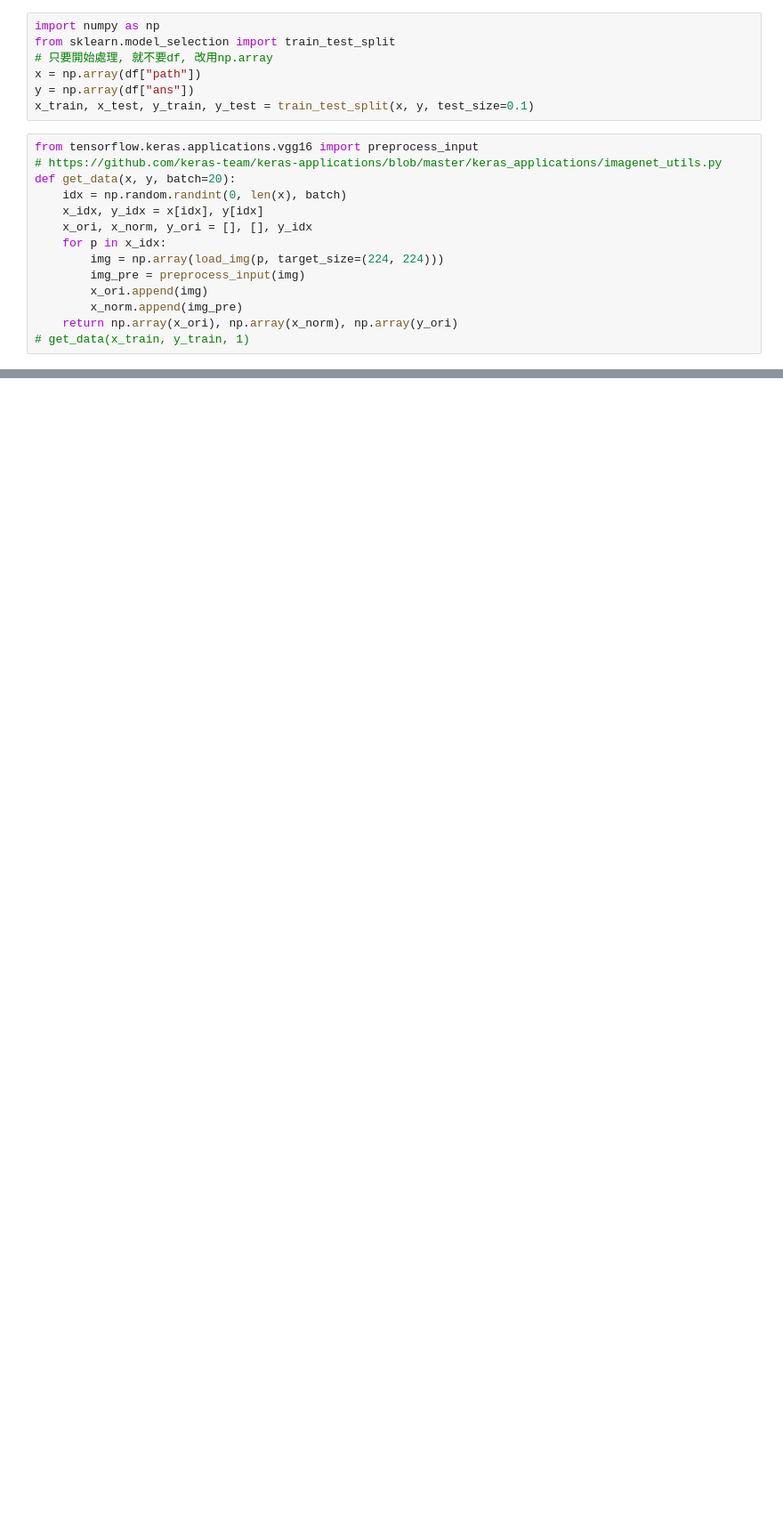
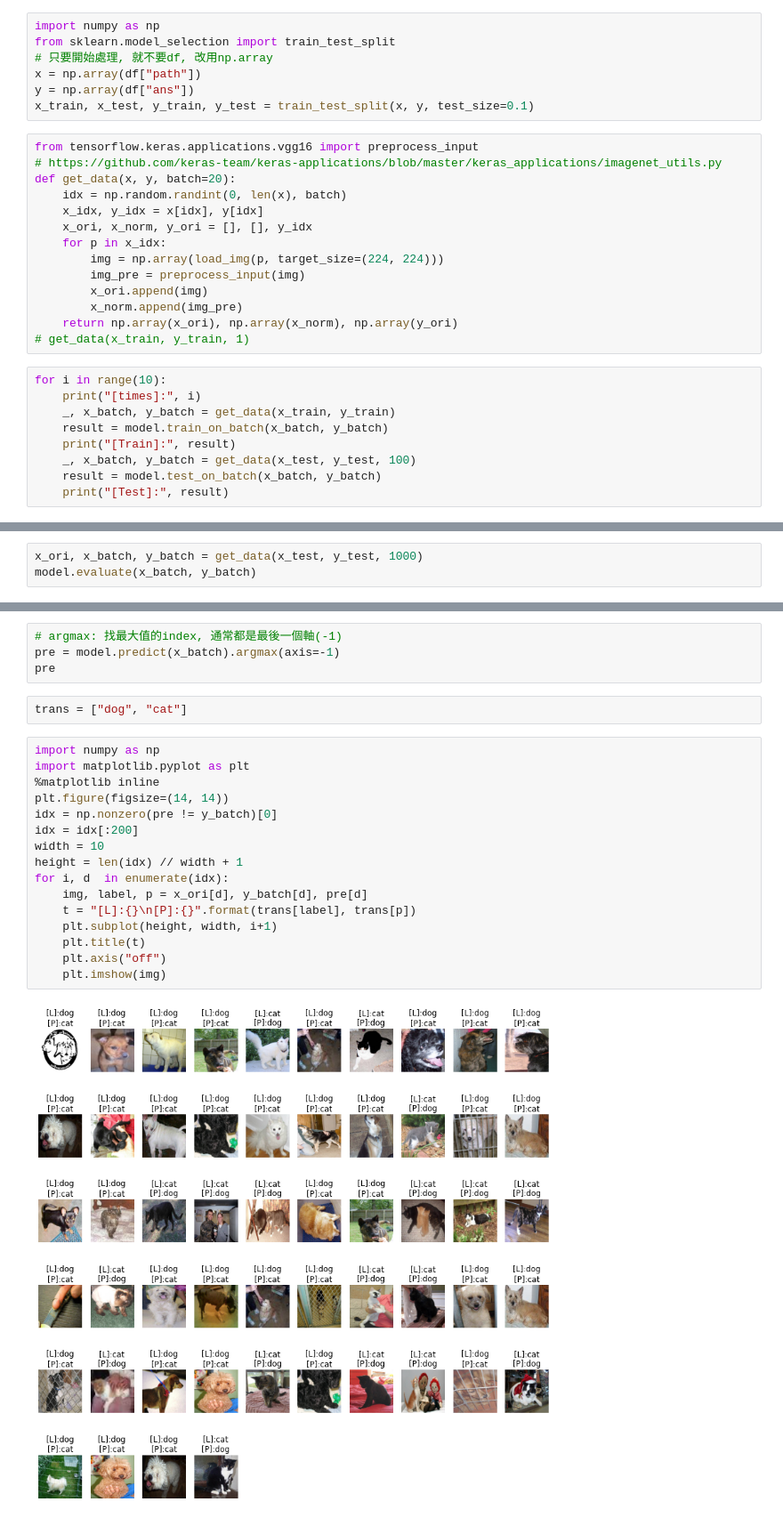
Before and after one commit to Elwing-Chou/ml0716, a Jupyter notebook: transfer.ipynb, the cells around one changed output, grey strips where cells are left out. Shown at 89% size. Cells and saved outputs as stored; diff of their text form; blank space fills up the shorter version.

```diff
--- a/transfer.ipynb
+++ b/transfer.ipynb
@@ -95,3 +98,12 @@ def get_data(x, y, batch=20):
         x_norm.append(img_pre)
     return np.array(x_ori), np.array(x_norm), np.array(y_ori)
 # get_data(x_train, y_train, 1)
+# %%
+for i in range(10):
+    print("[times]:", i)
+    _, x_batch, y_batch = get_data(x_train, y_train)
+    result = model.train_on_batch(x_batch, y_batch)
+    print("[Train]:", result)
+    _, x_batch, y_batch = get_data(x_test, y_test, 100)
+    result = model.test_on_batch(x_batch, y_batch)
+    print("[Test]:", result)
@@ -97,0 +148,3 @@ def get_data(x, y, batch=20):
+# %%
+x_ori, x_batch, y_batch = get_data(x_test, y_test, 1000)
+model.evaluate(x_batch, y_batch)
@@ -97,0 +154,24 @@ def get_data(x, y, batch=20):
+# %%
+# argmax: 找最大值的index, 通常都是最後一個軸(-1)
+pre = model.predict(x_batch).argmax(axis=-1)
+pre
+# %%
+trans = ["dog", "cat"]
+# %%
+import numpy as np
+import matplotlib.pyplot as plt
+%matplotlib inline
+plt.figure(figsize=(14, 14))
+idx = np.nonzero(pre != y_batch)[0]
+idx = idx[:200]
+width = 10
+height = len(idx) // width + 1
+for i, d  in enumerate(idx):
+    img, label, p = x_ori[d], y_batch[d], pre[d]
+    t = "[L]:{}\n[P]:{}".format(trans[label], trans[p])
+    plt.subplot(height, width, i+1)
+    plt.title(t)
+    plt.axis("off")
+    plt.imshow(img)
+# %% [output]
+[figure, added]
```
Also changed, not shown: parts of 6 cells of this notebook.
